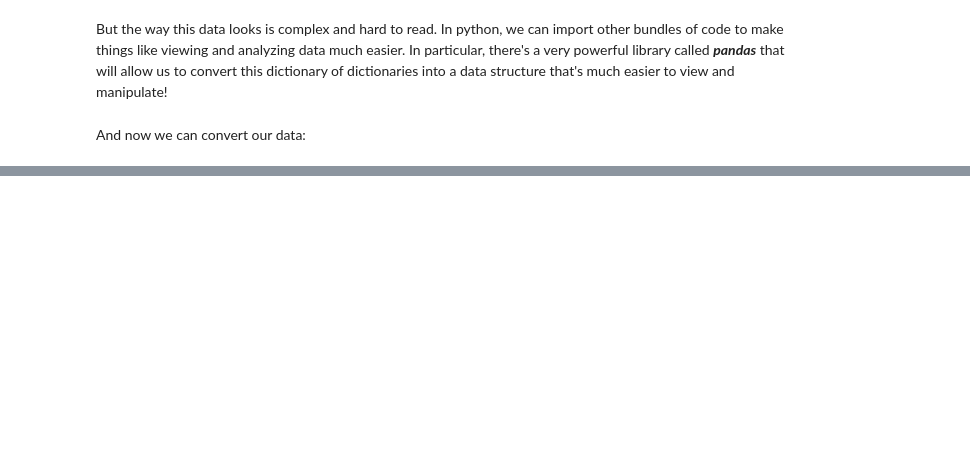
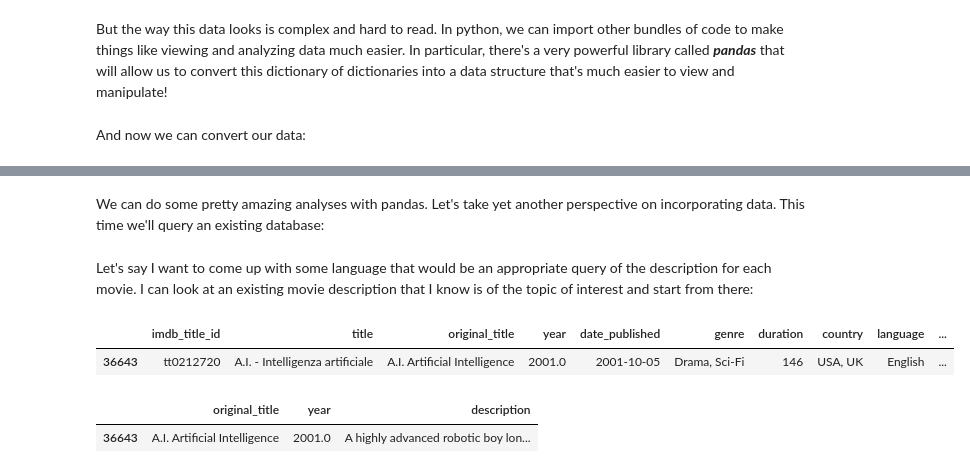
Before and after one commit to wesleybeckner/technin510, a Jupyter notebook: technin510/Week 1/Technin510_S1_What_is_AI.ipynb, the cells around one changed output, grey strips where cells are left out. Drawn from its saved outputs; the diff is of its cells as text; code cells hidden in the pictures; blank space fills up the shorter version.

```diff
--- a/technin510/Week 1/Technin510_S1_What_is_AI.ipynb
+++ b/technin510/Week 1/Technin510_S1_What_is_AI.ipynb
@@ -196,0 +290,2 @@ df
+# %% [markdown]
+We can do some pretty amazing analyses with pandas. Let's take yet another perspective on incorporating data. This time we'll query an existing database:
@@ -196,0 +298,12 @@ df
+# %% [markdown]
+Let's say I want to come up with some language that would be an appropriate query of the description for each movie. I can look at an existing movie description that I know is of the topic of interest and start from there:
+# %%
+df.loc[df['original_title'].str.contains('A\.I\. Artificial Intelligence')]
+# %% [output]
+|  | imdb_title_id | title | original_title | year | date_published | genre | duration | country | language | ... |
+| 36643 | tt0212720 | A.I. - Intelligenza artificiale | A.I. Artificial Intelligence | 2001.0 | 2001-10-05 | Drama, Sci-Fi | 146 | USA, UK | English | ... |
+# %%
+df.loc[df['original_title'].str.contains('A\.I\. Artificial Intelligence')][['original_title', 'year', 'description']]
+# %% [output]
+|  | original_title | year | description |
+| 36643 | A.I. Artificial Intelligence | 2001.0 | A highly advanced robotic boy lon... |
```
Also changed, not shown: parts of 30 cells of this notebook, 20 other files.
